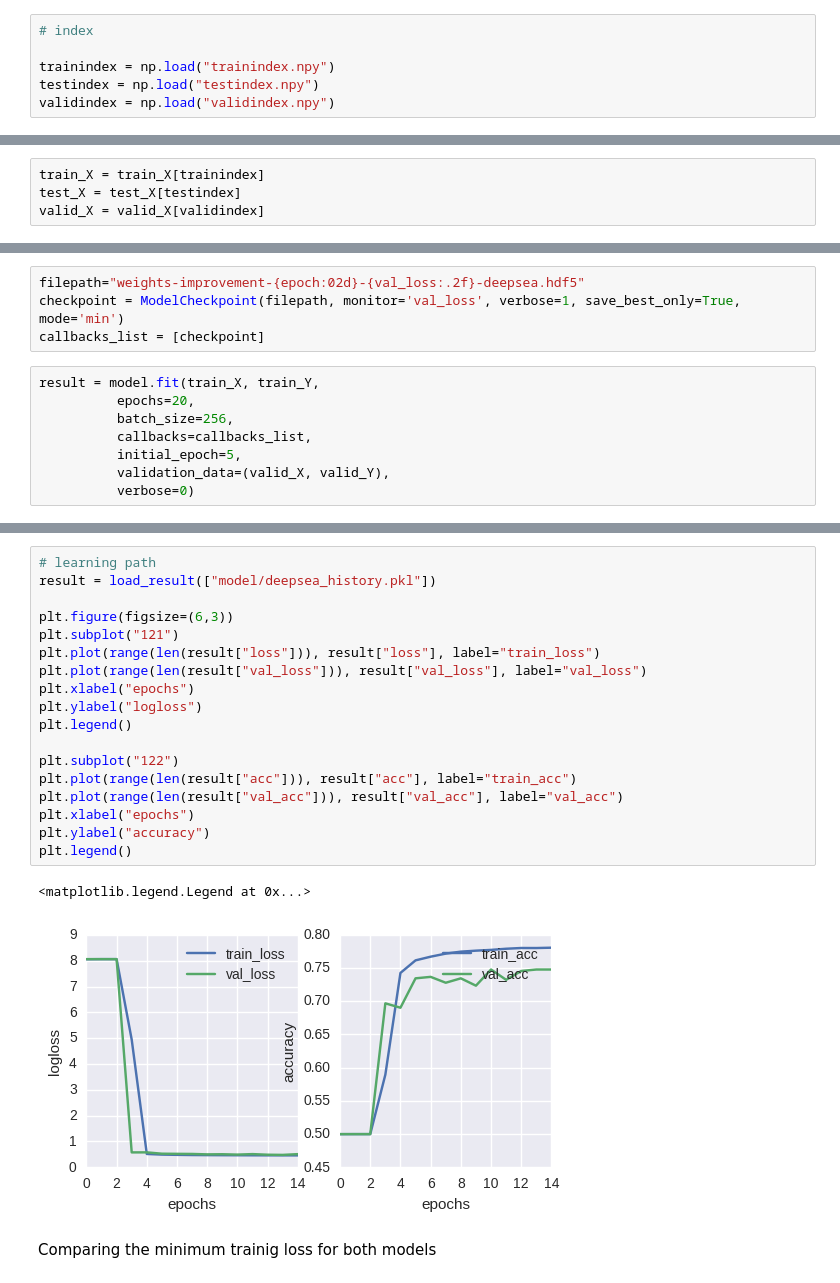
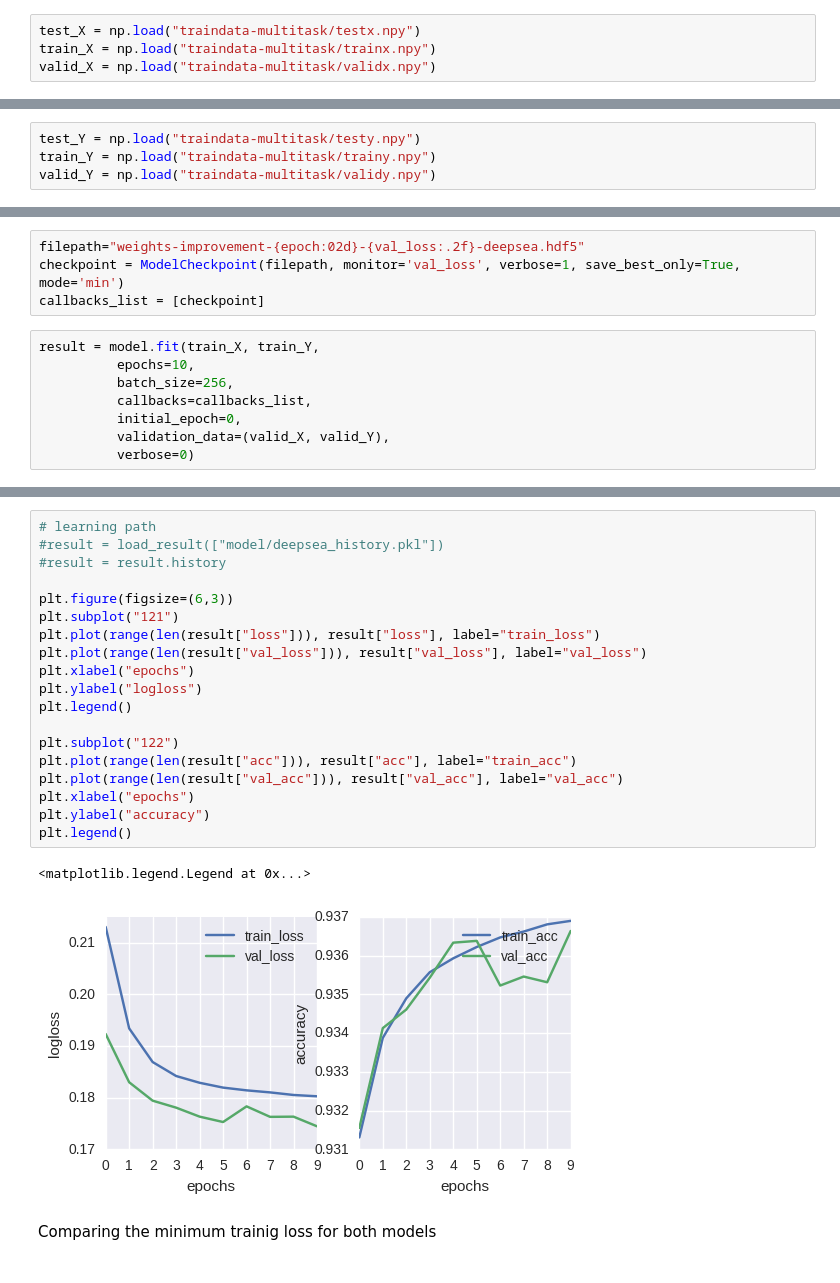
Before and after one commit to hiranumn/ATAC_peak, a Jupyter notebook: ATAC peak implementation (and comparison vs DeepSEA).ipynb, the cells around one changed output, grey strips where cells are left out. Saved outputs shown, nothing was run; the diff lists cells and outputs as text.

```diff
--- a/ATAC peak implementation (and comparison vs DeepSEA).ipynb
+++ b/ATAC peak implementation (and comparison vs DeepSEA).ipynb
@@ -144,6 +243,4 @@ valid_atac = np.expand_dims(valid_atac, 1)
 # %%
-# index
-
-trainindex = np.load("trainindex.npy")
-testindex = np.load("testindex.npy")
-validindex = np.load("validindex.npy")
+test_X = np.load("traindata-multitask/testx.npy")
+train_X = np.load("traindata-multitask/trainx.npy")
+valid_X = np.load("traindata-multitask/validx.npy")
@@ -160,4 +248,0 @@ np.save("validindex", index)
-# %%
-train_X = train_X[trainindex]
-test_X = test_X[testindex]
-valid_X = valid_X[validindex]
@@ -184,3 +249,7 @@ np.save("validy", valid_Y)
+# %%
+test_Y = np.load("traindata-multitask/testy.npy")
+train_Y = np.load("traindata-multitask/trainy.npy")
+valid_Y = np.load("traindata-multitask/validy.npy")
 # %% [markdown]
 # Training starts
 
@@ -252,10 +319,10 @@ checkpoint = ModelCheckpoint(filepath, monitor='val_loss', verbose=1, save_best_
 callbacks_list = [checkpoint]
 # %%
 result = model.fit(train_X, train_Y,
-          epochs=20,
+          epochs=10,
           batch_size=256,
           callbacks=callbacks_list,
-          initial_epoch=5,
+          initial_epoch=0,
           validation_data=(valid_X, valid_Y),
           verbose=0)
 # %% [output]
@@ -277,24 +339,25 @@ Epoch 00019: val_loss did not improve
 # %%
 # learning path
-result = load_result(["model/deepsea_history.pkl"])
+#result = load_result(["model/deepsea_history.pkl"])
+#result = result.history
 
 plt.figure(figsize=(6,3))
 plt.subplot("121")
 plt.plot(range(len(result["loss"])), result["loss"], label="train_loss")
 plt.plot(range(len(result["val_loss"])), result["val_loss"], label="val_loss")
 plt.xlabel("epochs")
 plt.ylabel("logloss")
 plt.legend()
 
 plt.subplot("122")
 plt.plot(range(len(result["acc"])), result["acc"], label="train_acc")
 plt.plot(range(len(result["val_acc"])), result["val_acc"], label="val_acc")
 plt.xlabel("epochs")
 plt.ylabel("accuracy")
 plt.legend()
 # %% [output]
 <matplotlib.legend.Legend at 0x...>
-[figure, old version]
+[figure, new version]
 # %% [markdown]
 Comparing the minimum trainig loss for both models
 # %%
```
Also changed, not shown: parts of 61 cells of this notebook, 3 other files.
